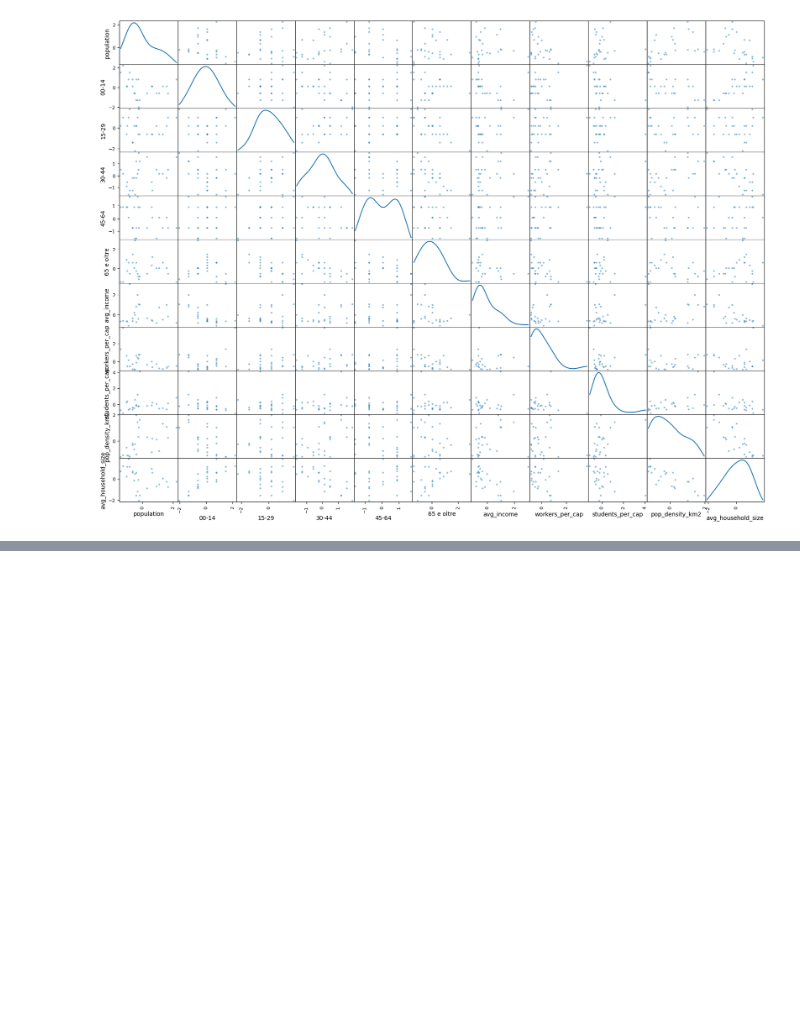
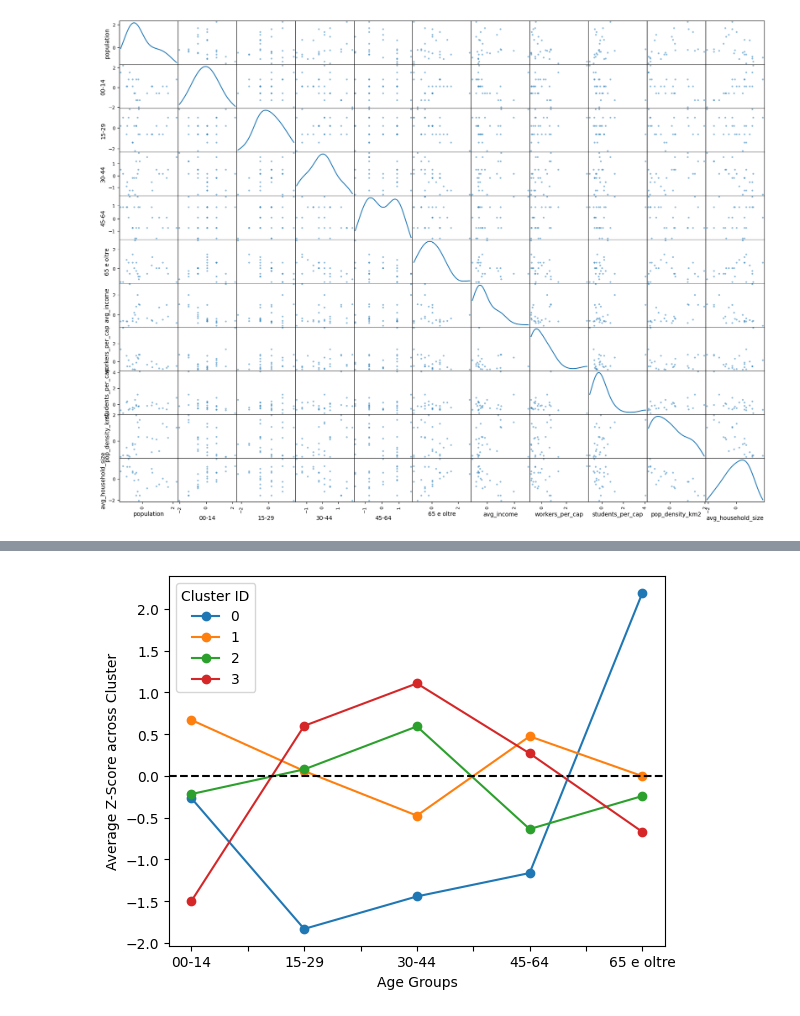
Before and after one commit to bfry07/Bologna, a Jupyter notebook: Brian_notebook.ipynb, the cells around one changed output, grey strips where cells are left out. Cells and saved outputs as stored; diff of their text form; code cells hidden in the pictures; blank space fills up the shorter version.

```diff
--- a/Brian_notebook.ipynb
+++ b/Brian_notebook.ipynb
@@ -188,0 +143,10 @@ df_z_clusters_4.centroids
+# %%
+# Explore age caharacteristics of the clusters
+df_z_clusters_4.centroids[['00-14', '15-29', '30-44', '45-64', '65 e oltre']].T.plot(marker ='o')
+plt.xlabel('Age Groups')
+plt.ylabel('Average Z-Score across Cluster')
+plt.legend(title = 'Cluster ID')
+plt.axhline(y = 0, color = 'k', linestyle = 'dashed')
+plt.show()
+# %% [output]
+[figure, added]
```
Also changed, not shown: parts of 26 cells of this notebook, 2 other files.
